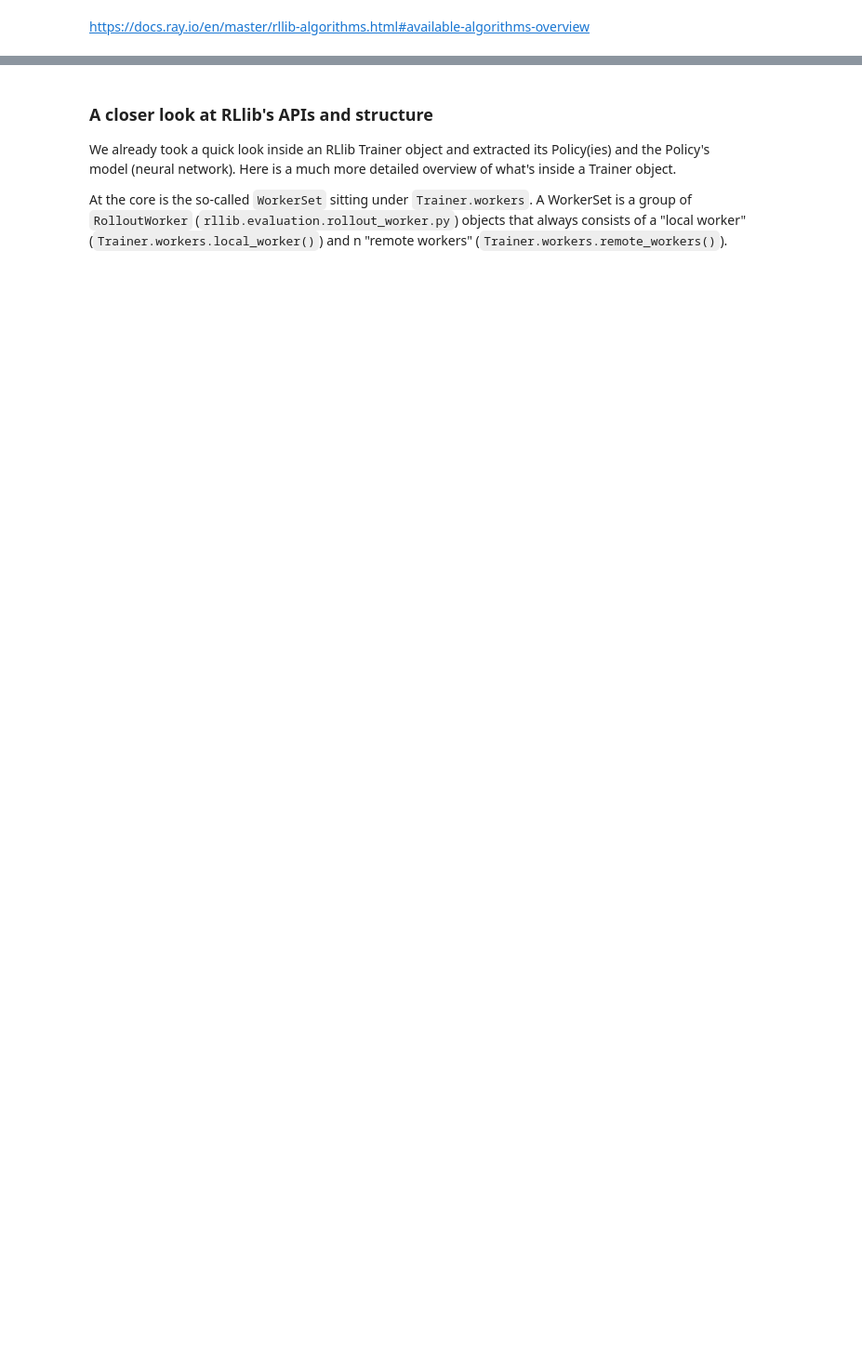
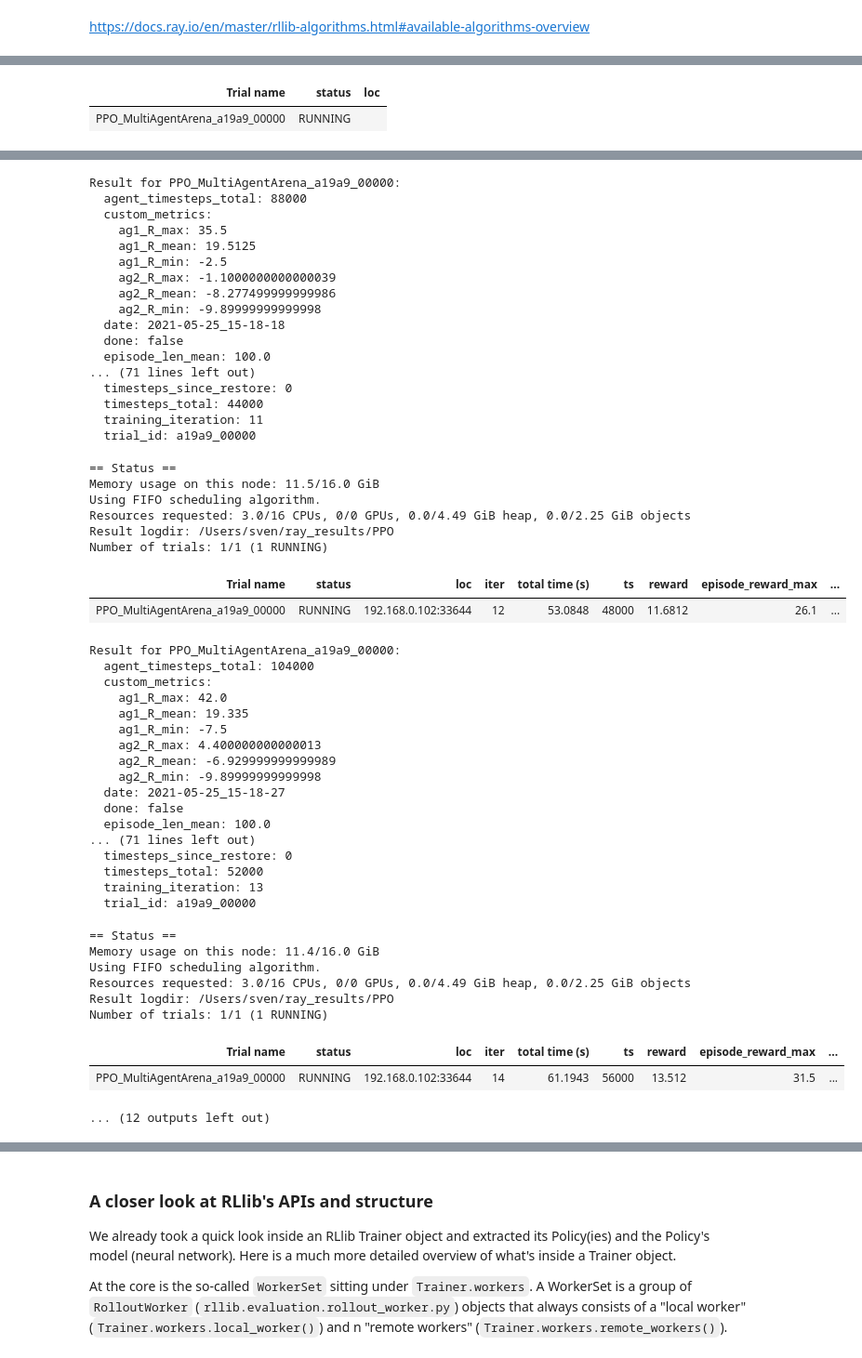
Before and after one commit to sven1977/rllib_tutorials, a Jupyter notebook: ray_summit_2021/tutorial_notebook.ipynb, the cells around one changed output, grey strips where cells are left out. Shown at 93% size. Cells and saved outputs as stored; diff of their text form; code cells hidden in the pictures; blank space fills up the shorter version.

```diff
--- a/ray_summit_2021/tutorial_notebook.ipynb
+++ b/ray_summit_2021/tutorial_notebook.ipynb
@@ -768,4 +1187,5 @@ config.update({
     },
 })
 
-results = tune.run("PPO", config=config, stop={"training_iteration": 10})
+results = tune.run("PPO", config=config, stop={"training_iteration": 20}, checkpoint_at_end=True, restore="/Users/sven/ray_results/PPO/PPO_MultiAgentArena_fd451_00000_0_2021-05-25_15-13-26/checkpoint_000010/checkpoint-10")
+# %% [output]
@@ -771,0 +1212,2 @@ results = tune.run("PPO", config=config, stop={"training_iteration": 10})
+| Trial name | status | loc |
+| PPO_MultiAgentArena_a19a9_00000 | RUNNING |  |
@@ -772,3 +1216,54 @@ results = tune.run("PPO", config=config, stop={"training_iteration": 10})
+Result for PPO_MultiAgentArena_a19a9_00000:
+  agent_timesteps_total: 88000
+  custom_metrics:
+    ag1_R_max: 35.5
+    ag1_R_mean: 19.5125
+    ag1_R_min: -2.5
+    ag2_R_max: -1.1000000000000039
+    ag2_R_mean: -8.277499999999986
+    ag2_R_min: -9.89999999999998
+  date: 2021-05-25_15-18-18
+  done: false
+  episode_len_mean: 100.0
+... (71 lines left out)
+  timesteps_since_restore: 0
+  timesteps_total: 44000
+  training_iteration: 11
+  trial_id: a19a9_00000
+== Status ==
+Memory usage on this node: 11.5/16.0 GiB
+Using FIFO scheduling algorithm.
+Resources requested: 3.0/16 CPUs, 0/0 GPUs, 0.0/4.49 GiB heap, 0.0/2.25 GiB objects
+Result logdir: /Users/sven/ray_results/PPO
+Number of trials: 1/1 (1 RUNNING)
+| Trial name | status | loc | iter | total time (s) | ts | reward | episode_reward_max | ... |
+| PPO_MultiAgentArena_a19a9_00000 | RUNNING | 192.168.0.102:33644 | 12 | 53.0848 | 48000 | 11.6812 | 26.1 | ... |
+Result for PPO_MultiAgentArena_a19a9_00000:
+  agent_timesteps_total: 104000
+  custom_metrics:
+    ag1_R_max: 42.0
+    ag1_R_mean: 19.335
+    ag1_R_min: -7.5
+    ag2_R_max: 4.400000000000013
+    ag2_R_mean: -6.929999999999989
+    ag2_R_min: -9.89999999999998
+  date: 2021-05-25_15-18-27
+  done: false
+  episode_len_mean: 100.0
+... (71 lines left out)
+  timesteps_since_restore: 0
+  timesteps_total: 52000
+  training_iteration: 13
+  trial_id: a19a9_00000
+== Status ==
+Memory usage on this node: 11.4/16.0 GiB
+Using FIFO scheduling algorithm.
+Resources requested: 3.0/16 CPUs, 0/0 GPUs, 0.0/4.49 GiB heap, 0.0/2.25 GiB objects
+Result logdir: /Users/sven/ray_results/PPO
+Number of trials: 1/1 (1 RUNNING)
+| Trial name | status | loc | iter | total time (s) | ts | reward | episode_reward_max | ... |
+| PPO_MultiAgentArena_a19a9_00000 | RUNNING | 192.168.0.102:33644 | 14 | 61.1943 | 56000 | 13.512 | 31.5 | ... |
+... (12 outputs left out)
 # %% [markdown]
 ### Let's check tensorboard for the new custom metrics!
 
```
Also changed, not shown: parts of 29 cells of this notebook, 5 other files.
